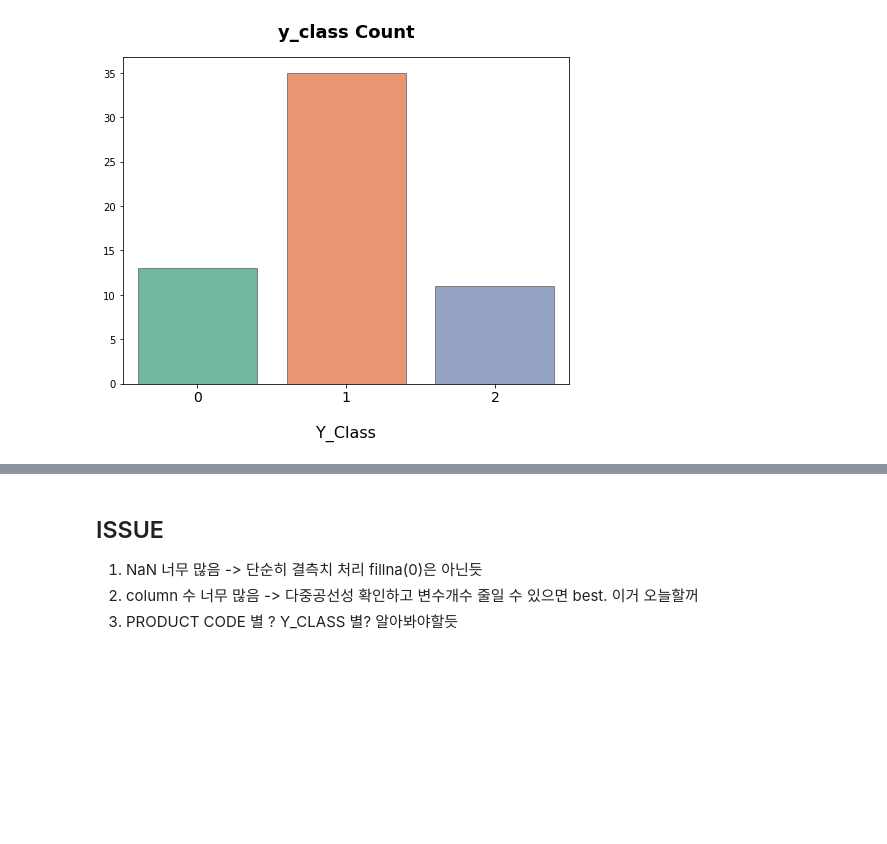
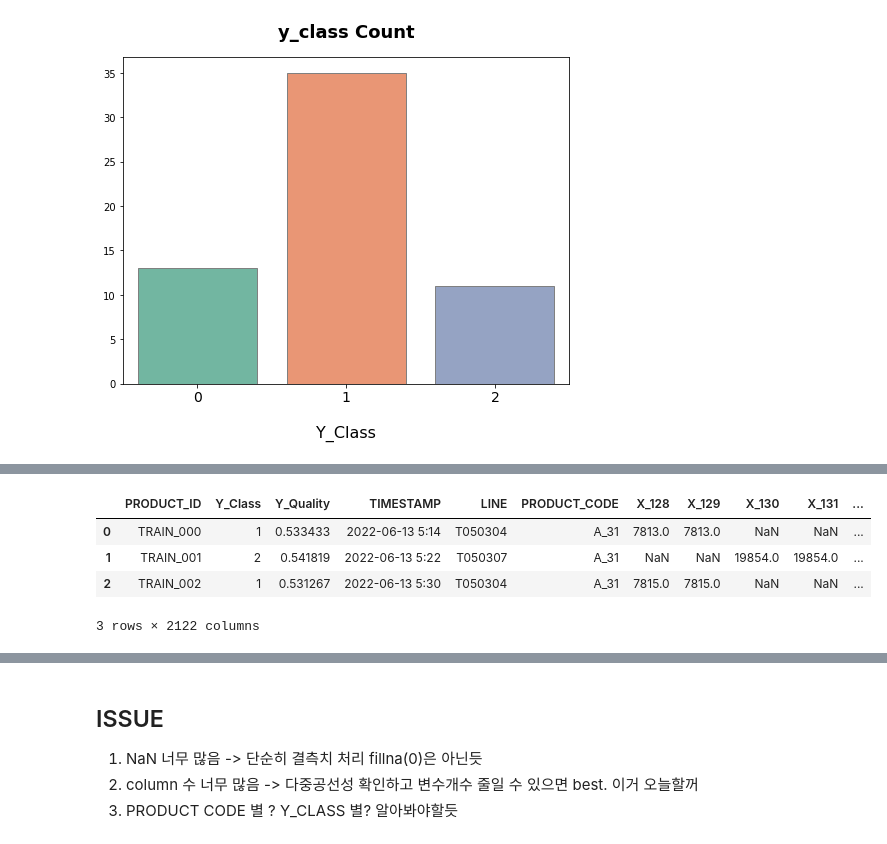
Before and after one commit to jjuhyeok/LG_Aimers2, a Jupyter notebook: EDA/배홍섭/EDA.ipynb, the cells around one changed output, grey strips where cells are left out. Saved outputs shown, nothing was run; the diff lists cells and outputs as text; code cells hidden in the pictures; blank space fills up the shorter version.

```diff
--- a/EDA/배홍섭/EDA.ipynb
+++ b/EDA/배홍섭/EDA.ipynb
@@ -334,0 +368,35 @@ plt.show()
+# %%
+trainA_31 = train_df[train_df['PRODUCT_CODE']=='A_31']
+train_T_O = train_df[train_df['PRODUCT_CODE']!='A_31']
+
+testA_31 = test_df[test_df['PRODUCT_CODE']=='A_31']
+test_T_O = test_df[test_df['PRODUCT_CODE']!='A_31']
+# %%
+#PRODUCT_CODE = A_31 결측치 제거
+col_list = train_df.columns
+nan_listA_31 = []
+nan_cntA_31 = []
+nan_colA_31 = []
+full_listA_31 = []
+for col in col_list:
+    if trainA_31[col].isnull().sum() == 0 :
+        full_listA_31.append(col)
+        continue
+    nan_listA_31.append([col, trainA_31[col].isnull().sum()])
+    nan_cntA_31.append(trainA_31[col].isnull().sum())
+    nan_colA_31.append(col)
+
+'''모든값이 결측값이면 제거'''
+del_col = []
+for col in nan_listA_31 :
+    if col[1] == len(trainA_31) :
+        del_col.append(col[0])
+trainA_31 = trainA_31.drop(columns=del_col)
+testA_31 = testA_31.drop(columns=del_col)
+trainA_31.head(3)
+# %% [output]
+|  | PRODUCT_ID | Y_Class | Y_Quality | TIMESTAMP | LINE | PRODUCT_CODE | X_128 | X_129 | X_130 | X_131 | ... |
+| 0 | TRAIN_000 | 1 | 0.533433 | 2022-06-13 5:14 | T050304 | A_31 | 7813.0 | 7813.0 | NaN | NaN | ... |
+| 1 | TRAIN_001 | 2 | 0.541819 | 2022-06-13 5:22 | T050307 | A_31 | NaN | NaN | 19854.0 | 19854.0 | ... |
+| 2 | TRAIN_002 | 1 | 0.531267 | 2022-06-13 5:30 | T050304 | A_31 | 7815.0 | 7815.0 | NaN | NaN | ... |
+3 rows × 2122 columns
```
Also changed, not shown: parts of 18 cells of this notebook.
